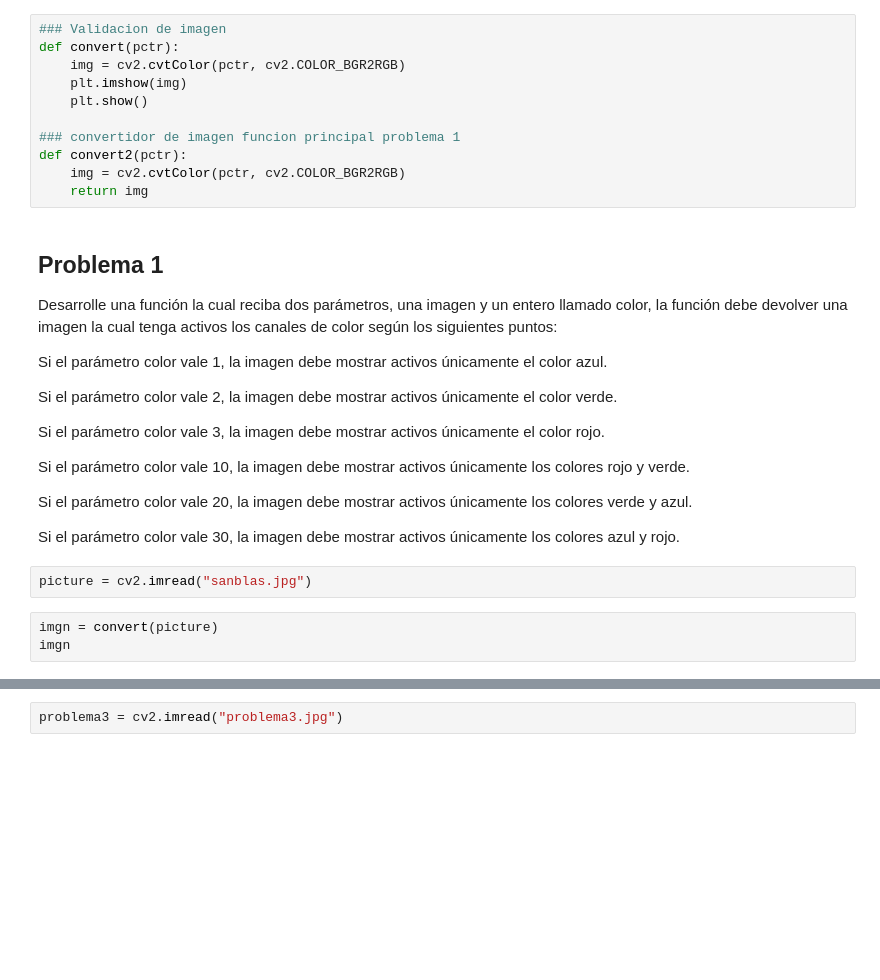
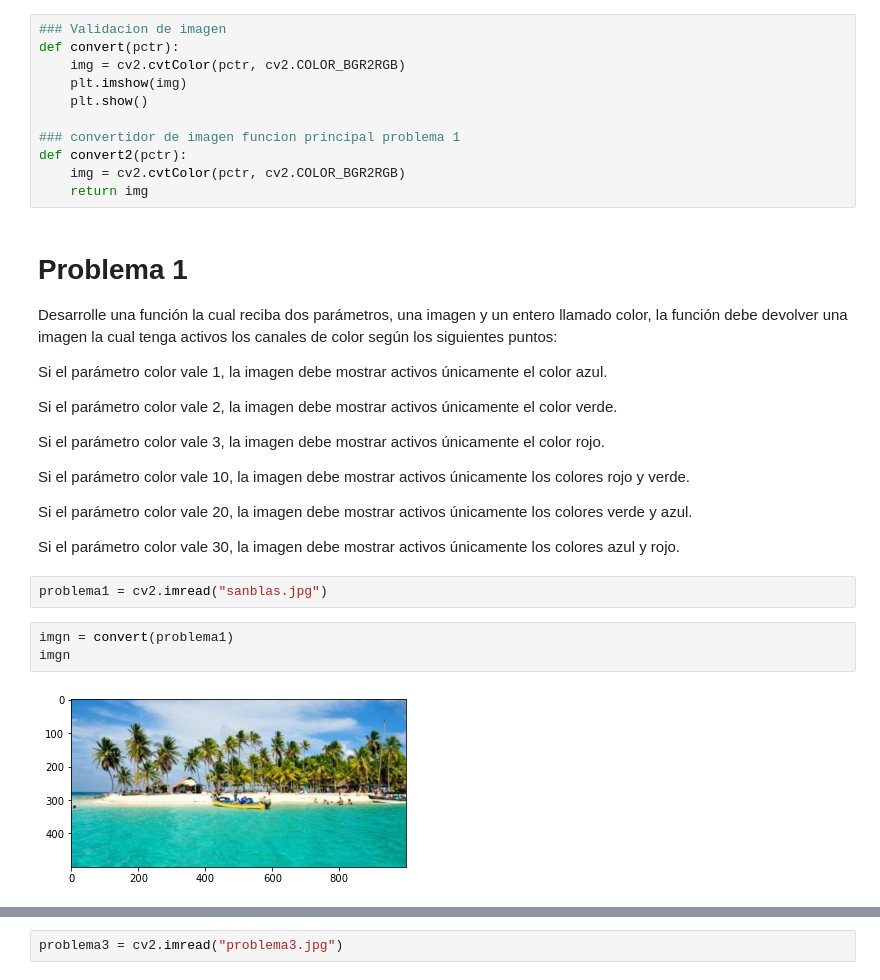
Before and after one commit to jlhernandezgt/TM-IR_laboratorio1, a Jupyter notebook: laboratorio_1.ipynb, the cells around one changed output, grey strips where cells are left out. Drawn from its saved outputs; the diff is of its cells as text; blank space fills up the shorter version.

```diff
--- a/laboratorio_1.ipynb
+++ b/laboratorio_1.ipynb
@@ -24,7 +24,7 @@ def convert2(pctr):
     img = cv2.cvtColor(pctr, cv2.COLOR_BGR2RGB)
     return img
 # %% [markdown]
-## Problema 1
+# Problema 1
 Desarrolle una función la cual reciba dos parámetros, una imagen y un entero llamado color, la
 función debe devolver una imagen la cual tenga activos los canales de color según los siguientes
 puntos:
@@ -44,10 +44,12 @@ azul.
 Si el parámetro color vale 30, la imagen debe mostrar activos únicamente los colores azul y
 rojo.
 # %%
-picture = cv2.imread("sanblas.jpg")
+problema1 = cv2.imread("sanblas.jpg")
 # %%
-imgn = convert(picture)
+imgn = convert(problema1)
 imgn
+# %% [output]
+[figure, added]
 # %%
 try:
     def fn_problema1(imagen, color):
```
Also changed, not shown: parts of 32 cells of this notebook, 5 other files.
